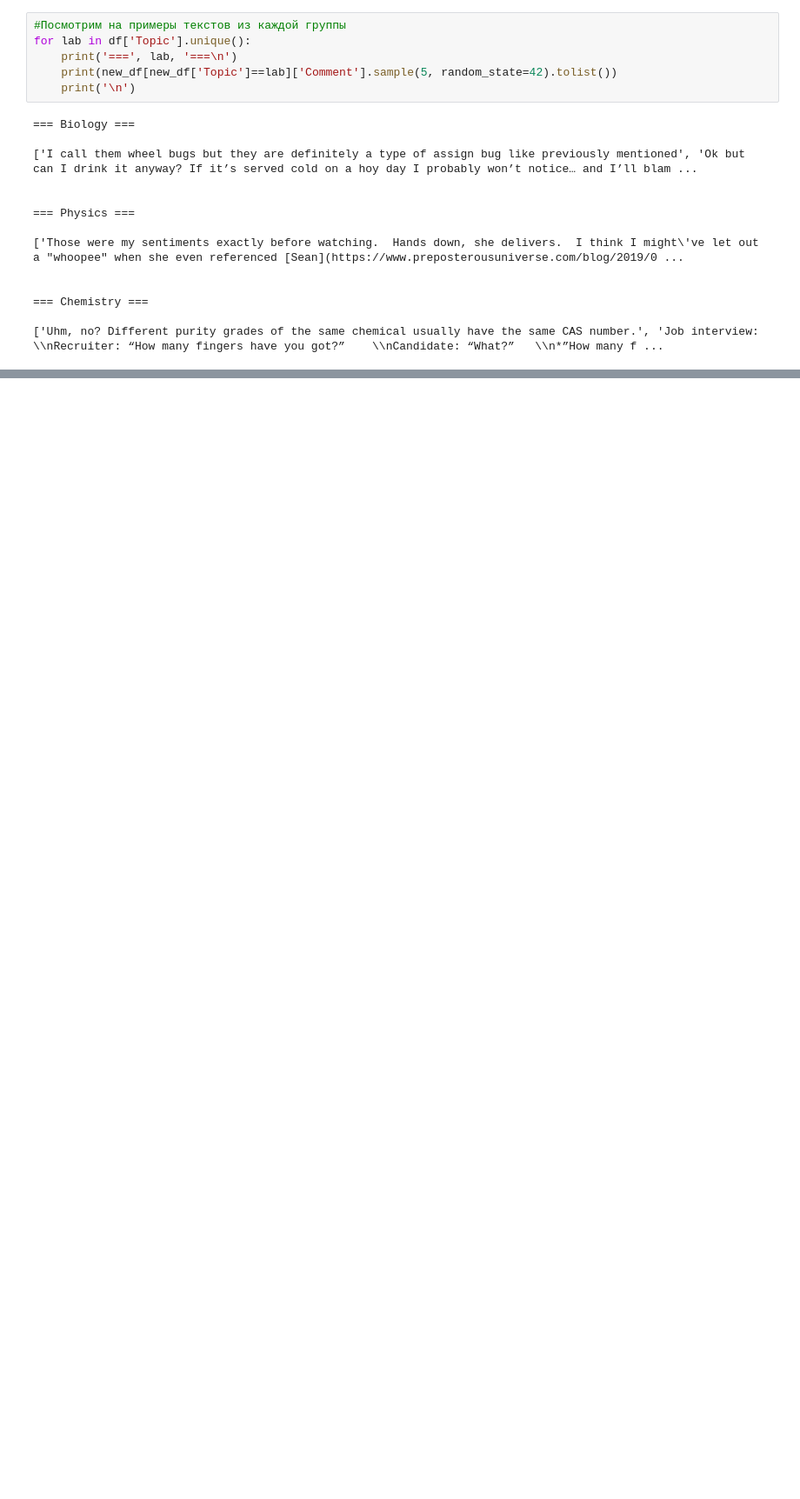
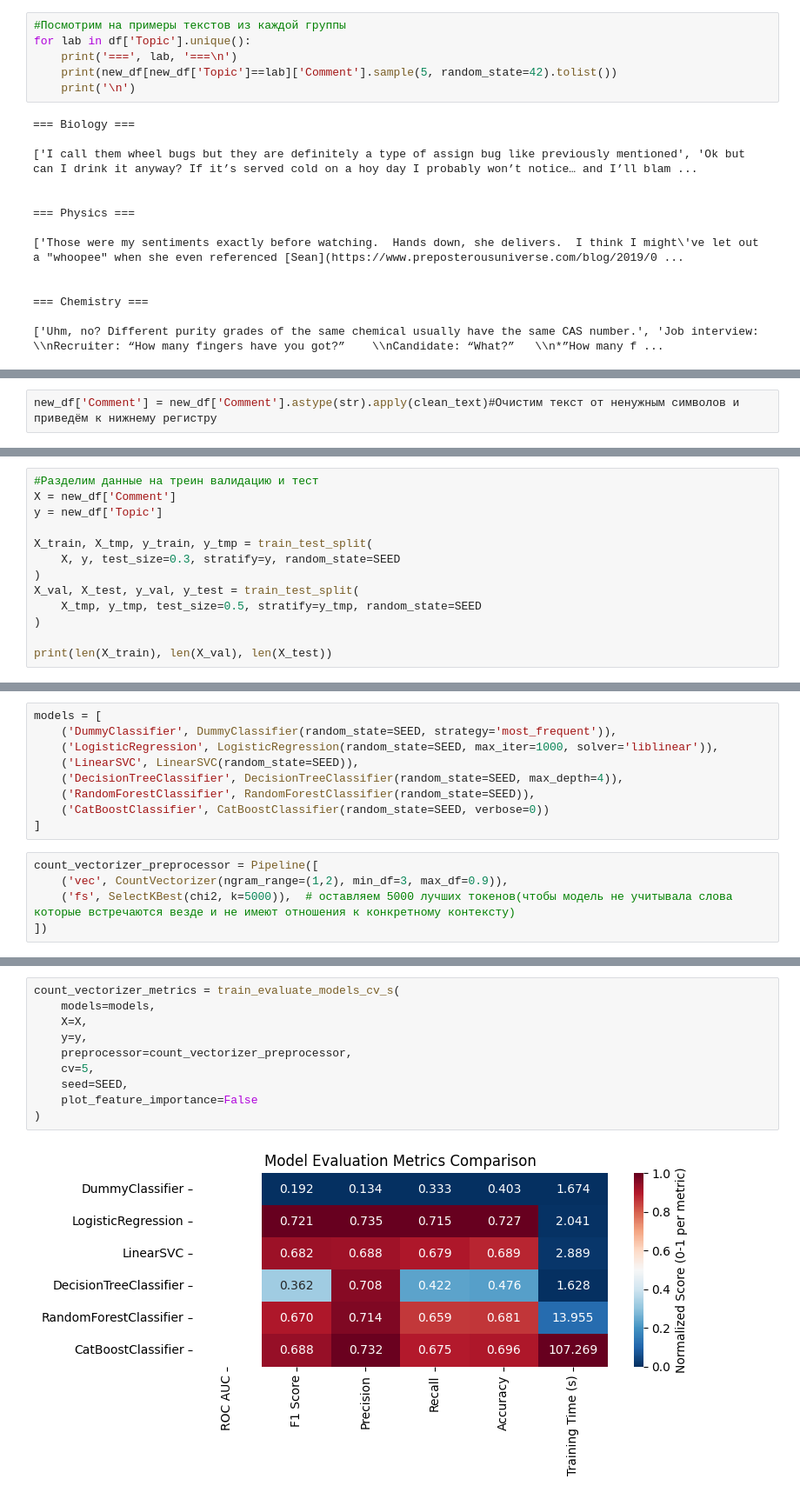
Before and after one commit to zhuravlik-top/NLP_project, a Jupyter notebook: NLP_text_classification.ipynb, the cells around one changed output, grey strips where cells are left out. Shown at 87% size. Drawn from its saved outputs; the diff is of its cells as text; blank space fills up the shorter version.

```diff
--- a/NLP_text_classification.ipynb
+++ b/NLP_text_classification.ipynb
@@ -247,3 +301,5 @@ for lab in new_df['Topic'].unique():
 [('n', 1085), ('would', 367), ('time', 244), ('like', 239), ('energy', 228), ('physics', 218), ('think', 199), ('one', 189), ('light', 158), ('also', 153), ('could', 140), ('get', 138), ('see', 138),  ...
 --- Chemistry ---
 [('n', 1014), ('like', 311), ('would', 290), ('get', 236), ('chemistry', 235), ('one', 220), ('make', 181), ('much', 175), ('also', 172), ('know', 161), ('water', 153), ('acid', 150), ('think', 144),  ...
+# %%
+new_df['Comment'] = new_df['Comment'].astype(str).apply(clean_text)#Очистим текст от ненужным символов и приведём к нижнему регистру
@@ -249,0 +320,13 @@ for lab in new_df['Topic'].unique():
+# %%
+#Разделим данные на треин валидацию и тест
+X = new_df['Comment']
+y = new_df['Topic']
+
+X_train, X_tmp, y_train, y_tmp = train_test_split(
+    X, y, test_size=0.3, stratify=y, random_state=SEED
+)
+X_val, X_test, y_val, y_test = train_test_split(
+    X_tmp, y_tmp, test_size=0.5, stratify=y_tmp, random_state=SEED
+)
+
+print(len(X_train), len(X_val), len(X_test))
@@ -249,0 +363,14 @@ for lab in new_df['Topic'].unique():
+# %%
+models = [
+    ('DummyClassifier', DummyClassifier(random_state=SEED, strategy='most_frequent')),
+    ('LogisticRegression', LogisticRegression(random_state=SEED, max_iter=1000, solver='liblinear')),
+    ('LinearSVC', LinearSVC(random_state=SEED)),
+    ('DecisionTreeClassifier', DecisionTreeClassifier(random_state=SEED, max_depth=4)),
+    ('RandomForestClassifier', RandomForestClassifier(random_state=SEED)),
+    ('CatBoostClassifier', CatBoostClassifier(random_state=SEED, verbose=0))
+]
+# %%
+count_vectorizer_preprocessor = Pipeline([
+    ('vec', CountVectorizer(ngram_range=(1,2), min_df=3, max_df=0.9)),
+    ('fs', SelectKBest(chi2, k=5000)),  # оставляем 5000 лучших токенов(чтобы модель не учитывала слова которые встречаются везде и не имеют отношения к конкретному контексту)
+])
@@ -249,0 +381,12 @@ for lab in new_df['Topic'].unique():
+# %%
+count_vectorizer_metrics = train_evaluate_models_cv_s(
+    models=models,
+    X=X,
+    y=y,
+    preprocessor=count_vectorizer_preprocessor,
+    cv=5,
+    seed=SEED,
+    plot_feature_importance=False
+)
+# %% [output]
+[figure, added]
```
Also changed, not shown: parts of 43 cells of this notebook, 11 other files.
